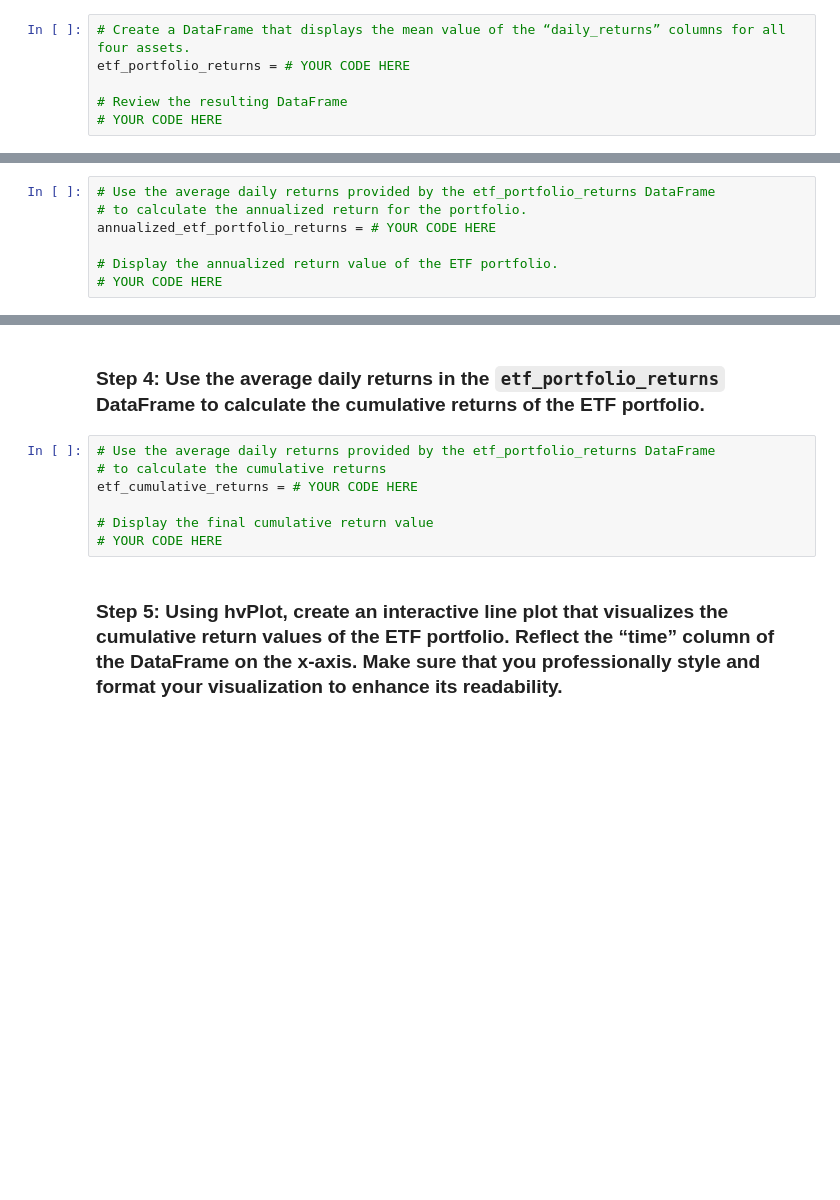
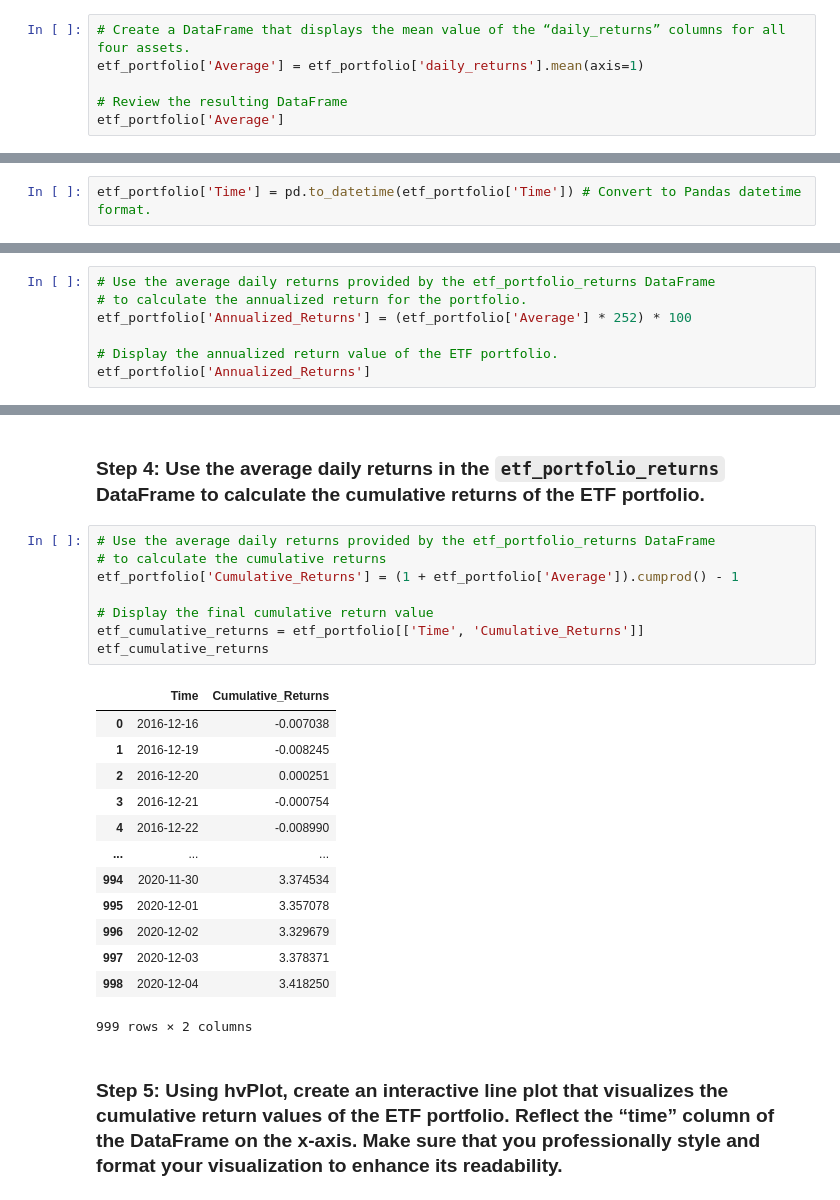
Before and after one commit to MaxAcheson/ETF_investment_analysis, a Jupyter notebook: Starter_Code/etf_analyzer.ipynb, the cells around one changed output, grey strips where cells are left out. Saved outputs shown, nothing was run; the diff lists cells and outputs as text; blank space fills up the shorter version.

```diff
--- a/Starter_Code/etf_analyzer.ipynb
+++ b/Starter_Code/etf_analyzer.ipynb
@@ -309,7 +392,7 @@ etf_portfolio = # YOUR CODE HERE
 ### Step 2: Create a DataFrame that averages the “daily_returns” columns for all four assets. Review the resulting DataFrame.
 # %%
 # Create a DataFrame that displays the mean value of the “daily_returns” columns for all four assets.
-etf_portfolio_returns = # YOUR CODE HERE
+etf_portfolio['Average'] = etf_portfolio['daily_returns'].mean(axis=1)
 
 # Review the resulting DataFrame
-# YOUR CODE HERE
+etf_portfolio['Average']
@@ -316,9 +412,11 @@ etf_portfolio_returns = # YOUR CODE HERE
+# %%
+etf_portfolio['Time'] = pd.to_datetime(etf_portfolio['Time']) # Convert to Pandas datetime format.
 # %% [markdown]
 ### Step 3: Use the average daily returns in the etf_portfolio_returns DataFrame to calculate the annualized returns for the portfolio. Display the annualized return value of the ETF portfolio.
 # %%
 # Use the average daily returns provided by the etf_portfolio_returns DataFrame
 # to calculate the annualized return for the portfolio.
-annualized_etf_portfolio_returns = # YOUR CODE HERE
+etf_portfolio['Annualized_Returns'] = (etf_portfolio['Average'] * 252) * 100
 
 # Display the annualized return value of the ETF portfolio.
-# YOUR CODE HERE
+etf_portfolio['Annualized_Returns']
@@ -327,10 +438,25 @@ annualized_etf_portfolio_returns = # YOUR CODE HERE
 # %%
 # Use the average daily returns provided by the etf_portfolio_returns DataFrame
 # to calculate the cumulative returns
-etf_cumulative_returns = # YOUR CODE HERE
+etf_portfolio['Cumulative_Returns'] = (1 + etf_portfolio['Average']).cumprod() - 1
 
 # Display the final cumulative return value
-# YOUR CODE HERE
+etf_cumulative_returns = etf_portfolio[['Time', 'Cumulative_Returns']]
+etf_cumulative_returns
+# %% [output]
+|  | Time | Cumulative_Returns |
+| 0 | 2016-12-16 | -0.007038 |
+| 1 | 2016-12-19 | -0.008245 |
+| 2 | 2016-12-20 | 0.000251 |
+| 3 | 2016-12-21 | -0.000754 |
+| 4 | 2016-12-22 | -0.008990 |
+| ... | ... | ... |
+| 994 | 2020-11-30 | 3.374534 |
+| 995 | 2020-12-01 | 3.357078 |
+| 996 | 2020-12-02 | 3.329679 |
+| 997 | 2020-12-03 | 3.378371 |
+| 998 | 2020-12-04 | 3.418250 |
+999 rows × 2 columns
 # %% [markdown]
 ### Step 5: Using hvPlot, create an interactive line plot that visualizes the cumulative return values of the ETF portfolio. Reflect the “time” column of the DataFrame on the x-axis. Make sure that you professionally style and format your visualization to enhance its readability.
 # %%
```
Also changed, not shown: parts of 14 cells of this notebook.
